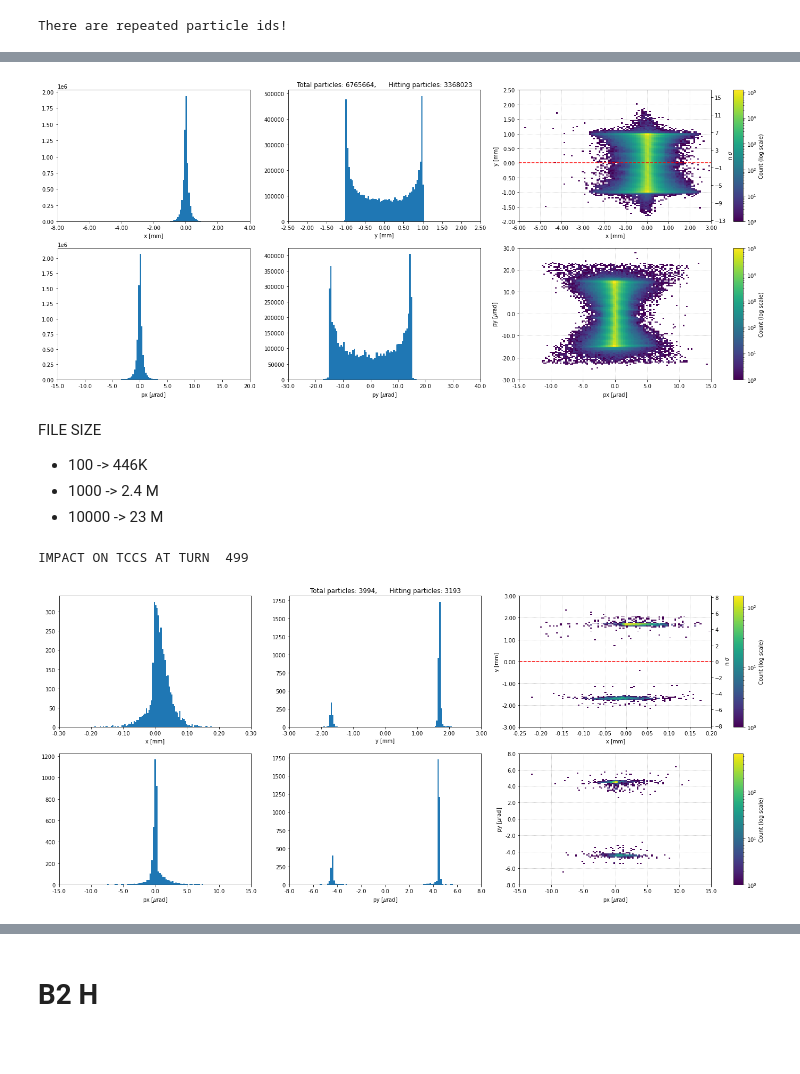
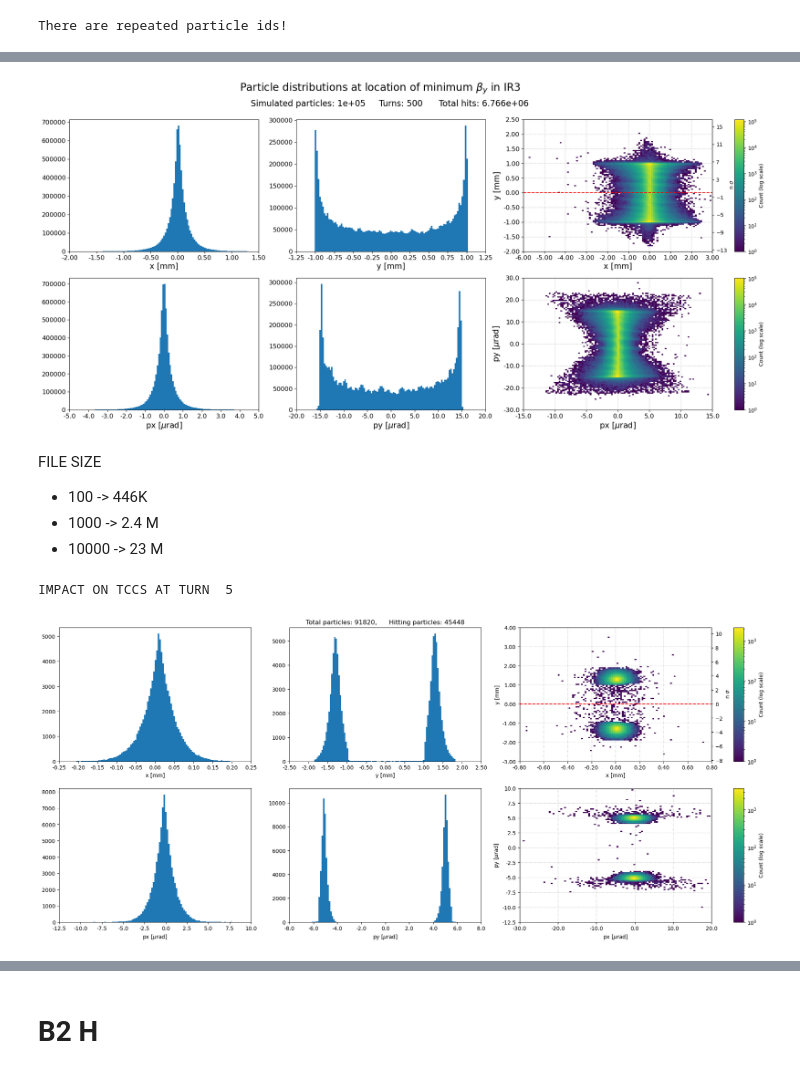
Before and after one commit to chiaramaccani/two_cryst_sim, a Jupyter notebook: GR_sim/GR_ana.ipynb, the cells around one changed output, grey strips where cells are left out. Saved outputs shown, nothing was run; the diff lists cells and outputs as text; code cells hidden in the pictures; blank space fills up the shorter version.

```diff
--- a/GR_sim/GR_ana.ipynb
+++ b/GR_sim/GR_ana.ipynb
@@ -906,5 +926,13 @@ MIN_BETA_B2V.load_particles(B2V, df_key = 'MIN_BETA')
 # %% [output]
 There are repeated particle ids!
 # %%
-MAX_BETA_B2V.compute_impact_particles(lines= False)
+fig, ax = MAX_BETA_B2V.compute_impact_particles(lines= False, percentile = 0.1, return_fig = True)
+for a in ax:
+        a.tick_params(axis='both', which='major', labelsize=12)
+        a.set_xlabel(a.get_xlabel(), fontsize=15)  # Set x-axis label font size
+        a.set_ylabel(a.get_ylabel(), fontsize=15)
+a = ax[2].get_children()
+ax[1].set_title(f'Simulated particles: {100000:.0e}     Turns: 500      Total hits: {len(MAX_BETA_B2V.data):.3e} \n ', fontsize=16)
+fig.suptitle(r'Particle distributions at location of maximum $\beta_y$ in IR3 ', fontsize=20)
+fig.savefig('./Plots/MAX_BETA_B2V.png')
 # %% [output]
@@ -912,7 +956,15 @@ MAX_BETA_B2V.compute_impact_particles(lines= False)
 # %%
-MIN_BETA_B2V.compute_impact_particles(lines= False)
+fig, ax = MIN_BETA_B2V.compute_impact_particles(lines= False, percentile = 0.1, return_fig = True)
+for a in ax:
+        a.tick_params(axis='both', which='major', labelsize=12)
+        a.set_xlabel(a.get_xlabel(), fontsize=15)  # Set x-axis label font size
+        a.set_ylabel(a.get_ylabel(), fontsize=15)
+a = ax[2].get_children()
+ax[1].set_title(f'Simulated particles: {100000:.0e}     Turns: 500      Total hits: {len(MIN_BETA_B2V.data):.3e} \n ', fontsize=16)
+fig.suptitle(r'Particle distributions at location of minimum $\beta_y$ in IR3 ', fontsize=20)
+fig.savefig('./Plots/MIN_BETA_B2V.png')
 # %% [output]
-[figure, old version]
+[figure, new version]
 # %% [markdown]
 FILE SIZE
 
@@ -920,7 +972,7 @@ FILE SIZE
 - 1000 -> 2.4 M
 - 10000 -> 23 M
 # %%
-plot_at_turn_simple(MAX_BETA_B2V,  499)
+plot_at_turn_simple(MAX_BETA_B2V,  5, percentile = 0.1)
 # %% [output]
-IMPACT ON TCCS AT TURN  499
+IMPACT ON TCCS AT TURN  5
-[figure, old version]
+[figure, new version]
```
Also changed, not shown: parts of 14 cells of this notebook, 13 other files.
